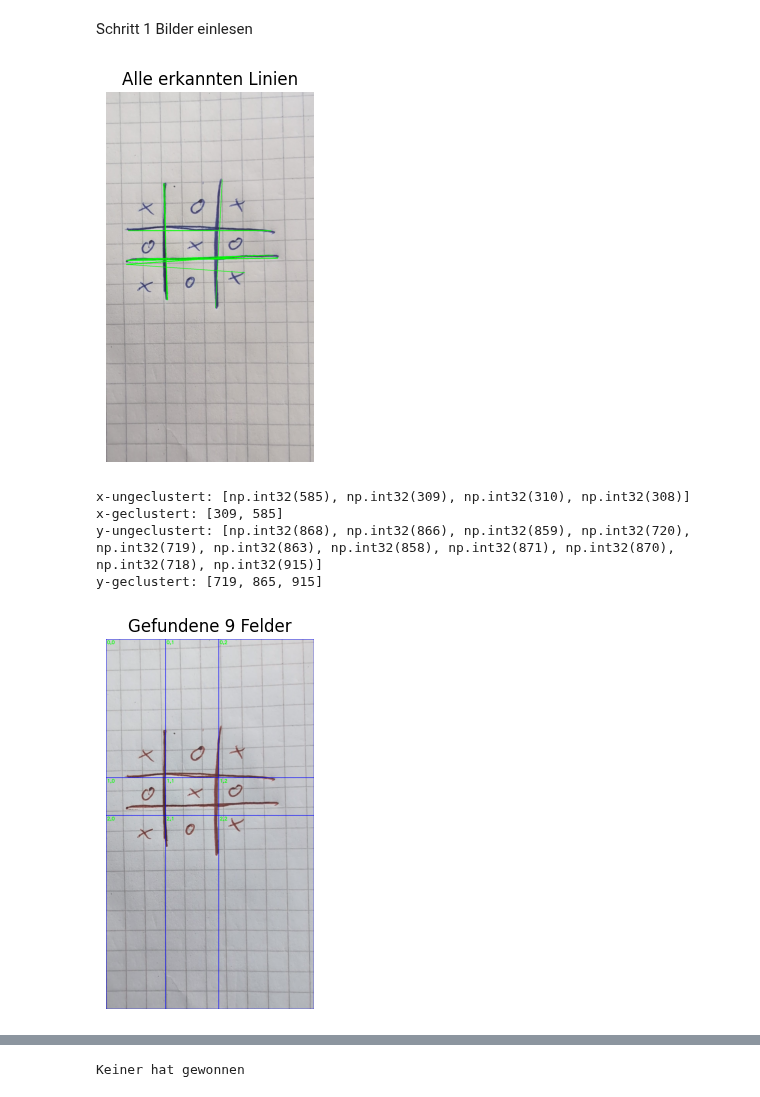
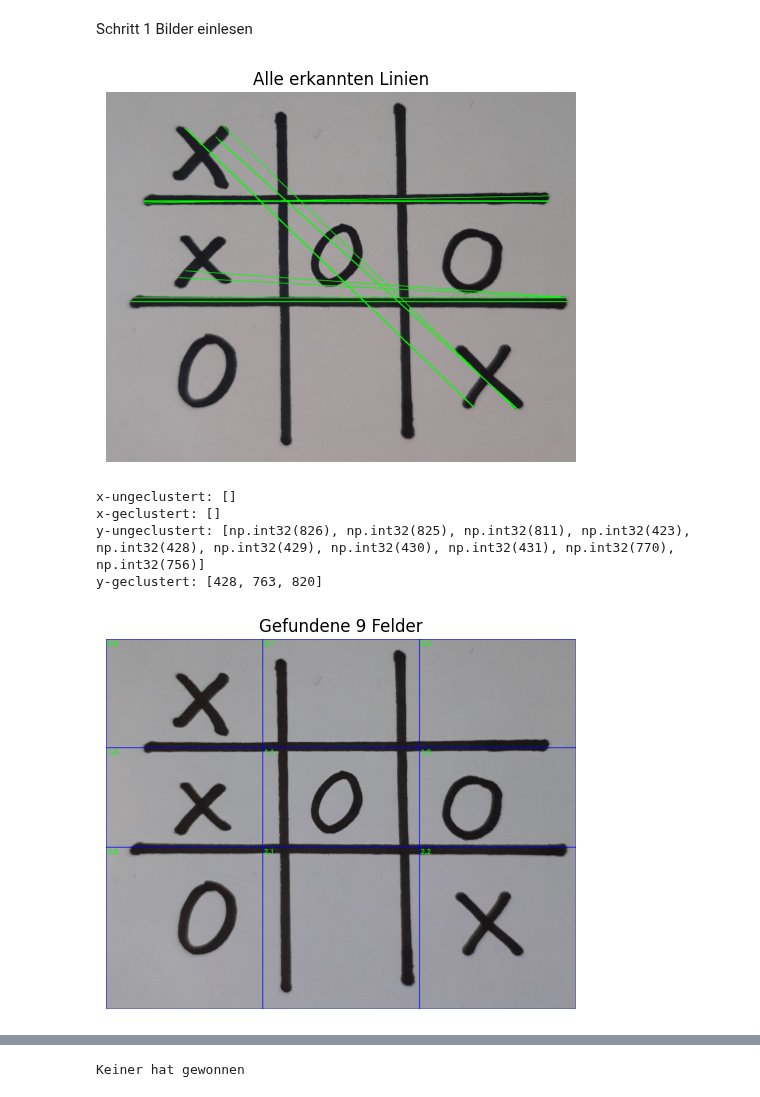
Before and after one commit to eFabi11/2D_Computergrafik_2025, a Jupyter notebook: Abschlussprojekt_Tic_Tac_Toe/Abschlussprojekt.ipynb, the cells around one changed output, grey strips where cells are left out. Saved outputs shown, nothing was run; the diff lists cells and outputs as text; code cells hidden in the pictures.

```diff
--- a/Abschlussprojekt_Tic_Tac_Toe/Abschlussprojekt.ipynb
+++ b/Abschlussprojekt_Tic_Tac_Toe/Abschlussprojekt.ipynb
@@ -217,37 +217,38 @@ def detect_tic_tac_toe_grid(img_path):
             positionen.append((row, col))
             cv2.rectangle(img_grid, (xa,ya), (xb,yb), (255,0,0), 2)
             cv2.putText(img_grid, f"{row},{col}", (xa+5, ya+25),
                         cv2.FONT_HERSHEY_SIMPLEX, 0.8, (0,255,0), 2)
 
     show_image(cv2.cvtColor(img_grid, cv2.COLOR_BGR2RGB), "Gefundene 9 Felder")
     return field_bilder, positionen
 
 def crop_and_resize_field(field_img, size=96, pad_color=(255,255,255)):
     h,w = field_img.shape[:2]
     scale = size / max(h,w)
     nh,nw = int(h*scale), int(w*scale)
     resized = cv2.resize(field_img, (nw,nh), interpolation=cv2.INTER_AREA)
     canvas = np.full((size,size,3), pad_color, dtype=np.uint8)
     ys, xs = (size-nh)//2, (size-nw)//2
     canvas[ys:ys+nh, xs:xs+nw] = resized
     return canvas
 
 def show_9_fields(field_bilder, positionen, size=96):
     fig, axs = plt.subplots(3,3, figsize=(8,8))
     for img_cell,(r,c) in zip(field_bilder, positionen):
         norm = crop_and_resize_field(img_cell, size)
         axs[r,c].imshow(cv2.cvtColor(norm, cv2.COLOR_BGR2RGB))
         axs[r,c].axis('off')
     plt.tight_layout()
     plt.show()
 
 # Beispiel-Aufruf
-field_bilder, positionen = detect_tic_tac_toe_grid('Test_Fabi/noisy_2.png')
+#field_bilder, positionen = detect_tic_tac_toe_grid('Test_Fabi/noisy_2.png')
+field_bilder, positionen = detect_tic_tac_toe_grid('Test_Wiebke/feld_3.jpg')
 show_9_fields(field_bilder, positionen)
 # %% [output]
-[figure, old version]
+[figure, new version]
-x-ungeclustert: [np.int32(585), np.int32(309), np.int32(310), np.int32(308)]
-x-geclustert: [309, 585]
-y-ungeclustert: [np.int32(868), np.int32(866), np.int32(859), np.int32(720), np.int32(719), np.int32(863), np.int32(858), np.int32(871), np.int32(870), np.int32(718), np.int32(915)]
-y-geclustert: [719, 865, 915]
+x-ungeclustert: []
+x-geclustert: []
+y-ungeclustert: [np.int32(826), np.int32(825), np.int32(811), np.int32(423), np.int32(428), np.int32(429), np.int32(430), np.int32(431), np.int32(770), np.int32(756)]
+y-geclustert: [428, 763, 820]
-[figure, old version]
+[figure, new version]
```
Also changed, not shown: parts of 4 cells of this notebook, 1 other file.
